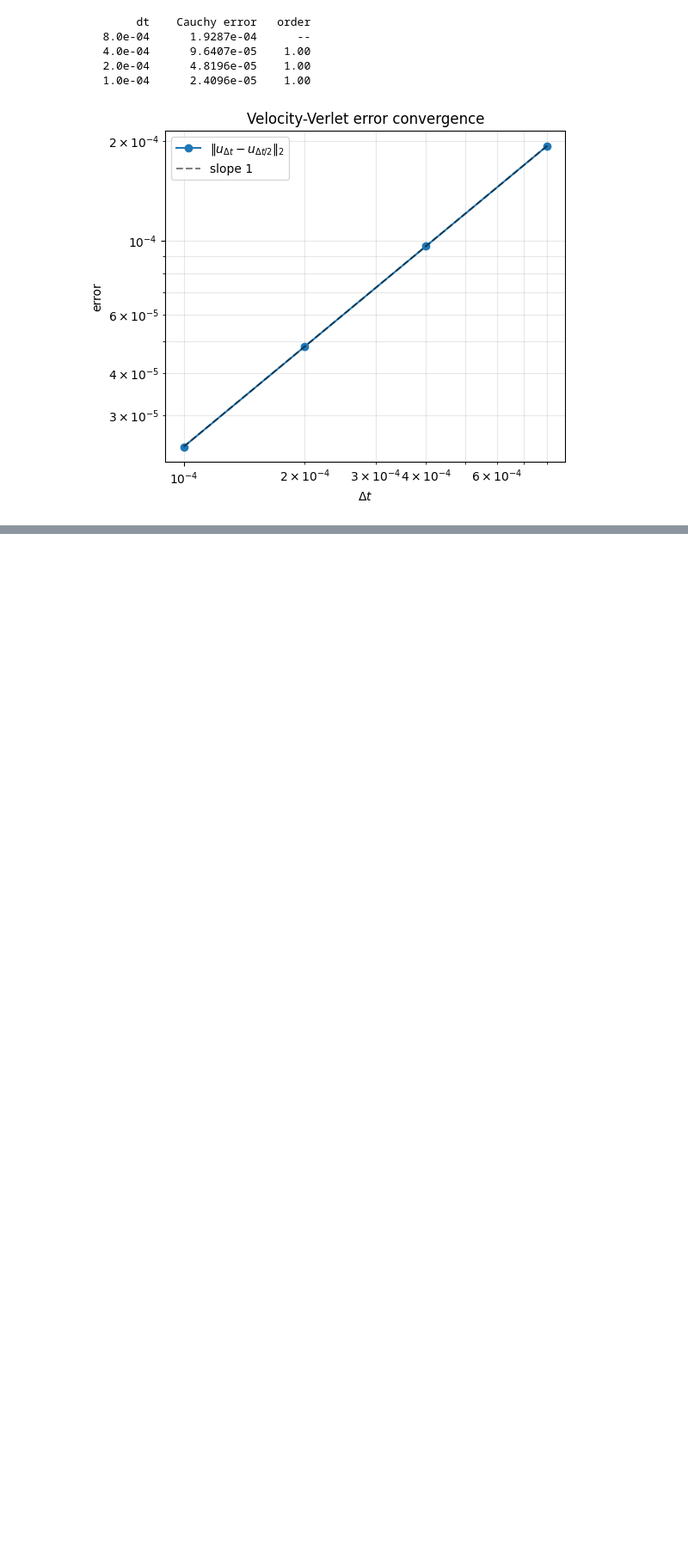
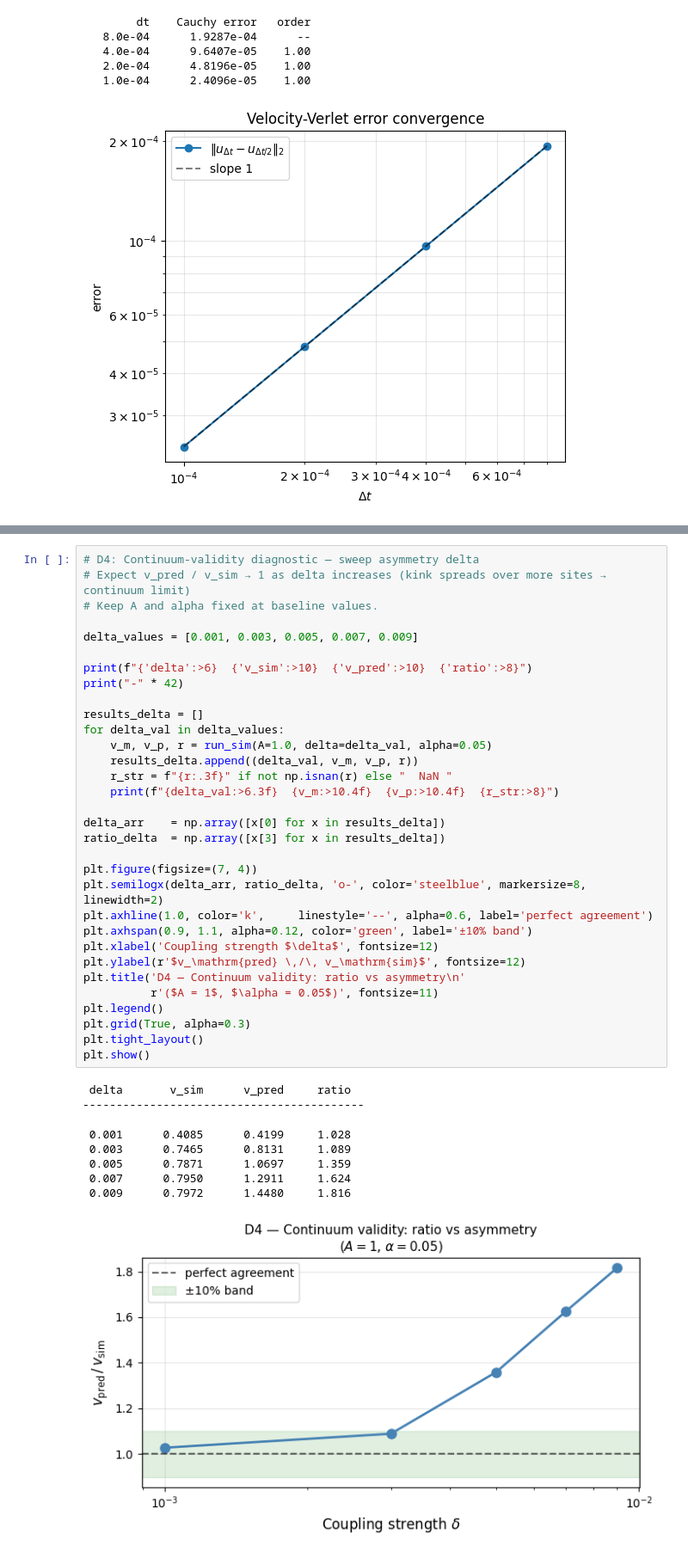
Before and after one commit to Stephang217/1D_Diaghphragms_Fluid_Model, a Jupyter notebook: diaphragm_metafluid.ipynb, the cells around one changed output, grey strips where cells are left out. Shown at 86% size. Cells and saved outputs as stored; diff of their text form; blank space fills up the shorter version.

Commit message:
added parameter sweeps to notebook

```diff
--- a/diaphragm_metafluid.ipynb
+++ b/diaphragm_metafluid.ipynb
@@ -355,0 +459,41 @@ plt.show()
+# %%
+# D4: Continuum-validity diagnostic — sweep asymmetry delta
+# Expect v_pred / v_sim → 1 as delta increases (kink spreads over more sites → continuum limit)
+# Keep A and alpha fixed at baseline values.
+
+delta_values = [0.001, 0.003, 0.005, 0.007, 0.009]
+
+print(f"{'delta':>6}  {'v_sim':>10}  {'v_pred':>10}  {'ratio':>8}")
+print("-" * 42)
+
+results_delta = []
+for delta_val in delta_values:
+    v_m, v_p, r = run_sim(A=1.0, delta=delta_val, alpha=0.05)
+    results_delta.append((delta_val, v_m, v_p, r))
+    r_str = f"{r:.3f}" if not np.isnan(r) else "  NaN "
+    print(f"{delta_val:>6.3f}  {v_m:>10.4f}  {v_p:>10.4f}  {r_str:>8}")
+
+delta_arr    = np.array([x[0] for x in results_delta])
+ratio_delta  = np.array([x[3] for x in results_delta])
+
+plt.figure(figsize=(7, 4))
+plt.semilogx(delta_arr, ratio_delta, 'o-', color='steelblue', markersize=8, linewidth=2)
+plt.axhline(1.0, color='k',     linestyle='--', alpha=0.6, label='perfect agreement')
+plt.axhspan(0.9, 1.1, alpha=0.12, color='green', label='±10% band')
+plt.xlabel('Coupling strength $\delta$', fontsize=12)
+plt.ylabel(r'$v_\mathrm{pred} \,/\, v_\mathrm{sim}$', fontsize=12)
+plt.title('D4 — Continuum validity: ratio vs asymmetry\n'
+          r'($A = 1$, $\alpha = 0.05$)', fontsize=11)
+plt.legend()
+plt.grid(True, alpha=0.3)
+plt.tight_layout()
+plt.show()
+# %% [output]
+ delta       v_sim      v_pred     ratio
+------------------------------------------
+ 0.001      0.4085      0.4199     1.028
+ 0.003      0.7465      0.8131     1.089
+ 0.005      0.7871      1.0697     1.359
+ 0.007      0.7950      1.2911     1.624
+ 0.009      0.7972      1.4480     1.816
+[figure, added]
```
Also changed, not shown: parts of 6 cells of this notebook.
